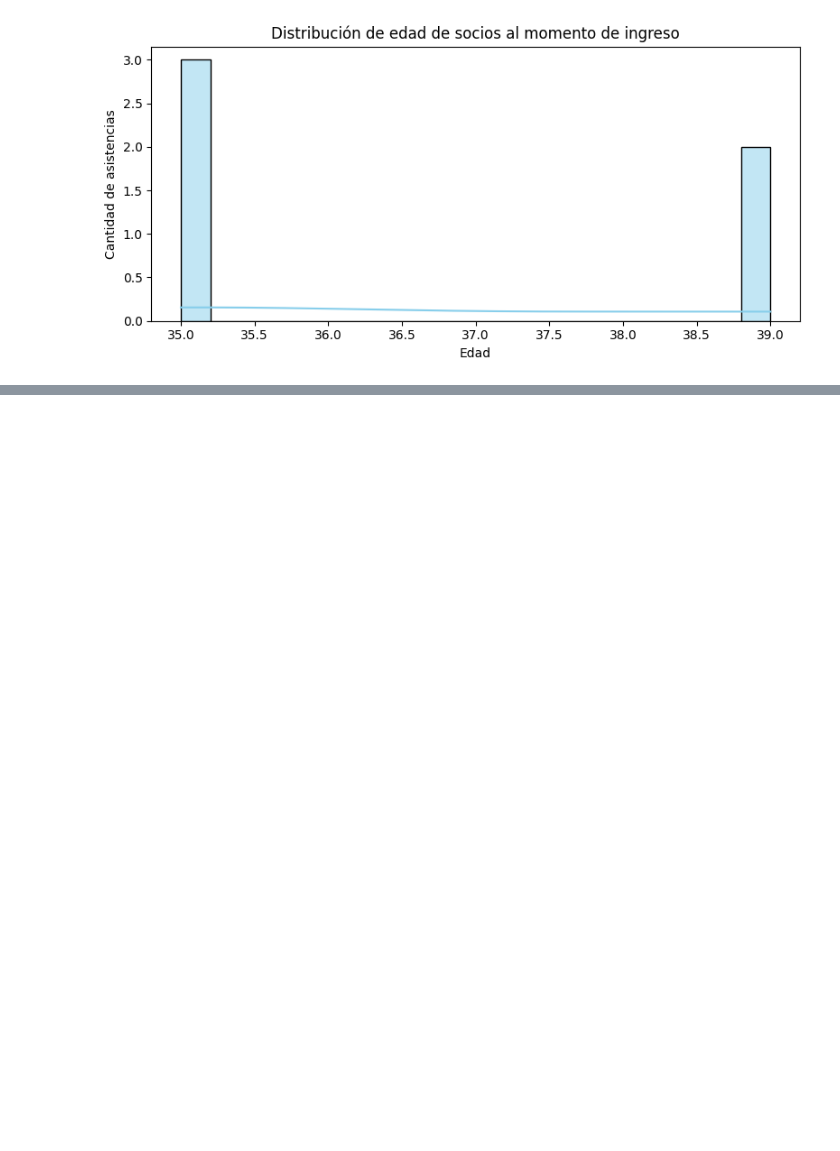
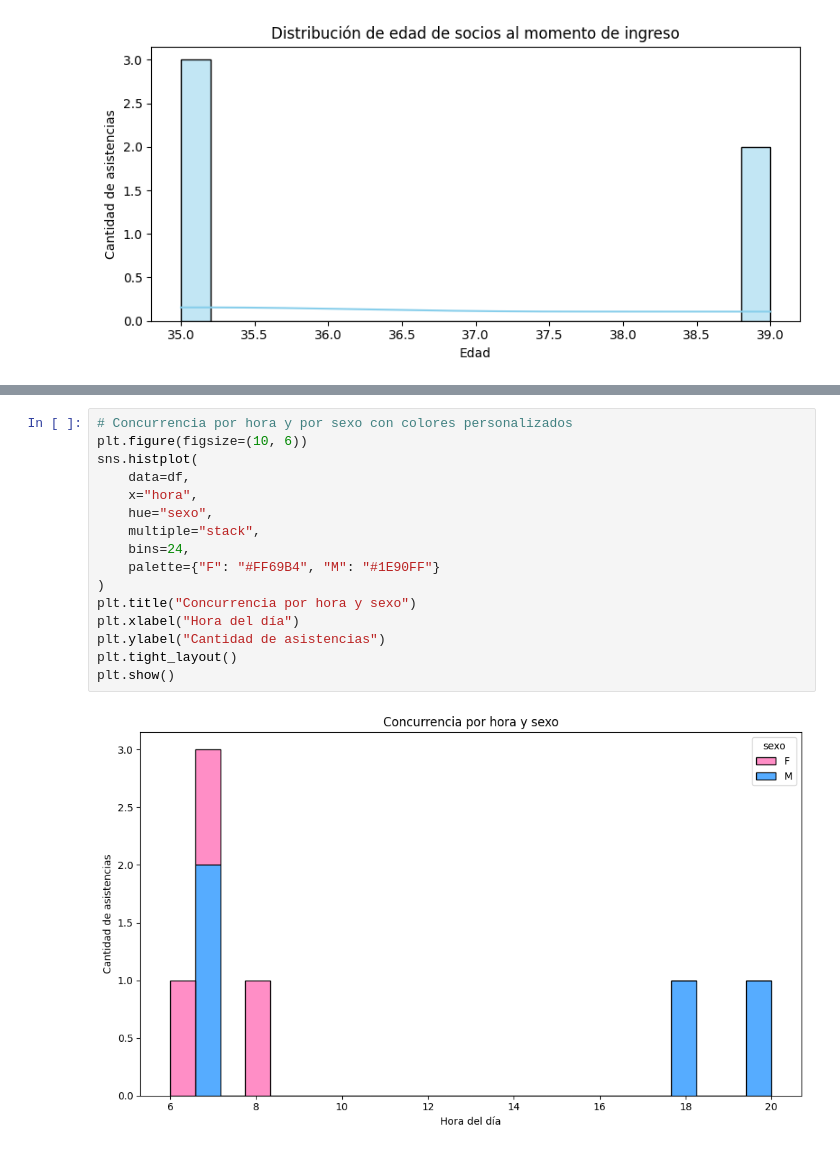
Before and after one commit to GFGaldeano/gym-master, a Jupyter notebook: ia/data_science/EDA/eda_concurrencia_socio.ipynb, the cells around one changed output, grey strips where cells are left out. Drawn from its saved outputs; the diff is of its cells as text; blank space fills up the shorter version.

```diff
--- a/ia/data_science/EDA/eda_concurrencia_socio.ipynb
+++ b/ia/data_science/EDA/eda_concurrencia_socio.ipynb
@@ -143,0 +169,18 @@ plt.show()
+# %%
+# Concurrencia por hora y por sexo con colores personalizados
+plt.figure(figsize=(10, 6))
+sns.histplot(
+    data=df,
+    x="hora",
+    hue="sexo",
+    multiple="stack",
+    bins=24,
+    palette={"F": "#FF69B4", "M": "#1E90FF"}
+)
+plt.title("Concurrencia por hora y sexo")
+plt.xlabel("Hora del día")
+plt.ylabel("Cantidad de asistencias")
+plt.tight_layout()
+plt.show()
+# %% [output]
+[figure, added]
```
Also changed, not shown: parts of 9 cells of this notebook, 1 other file.
